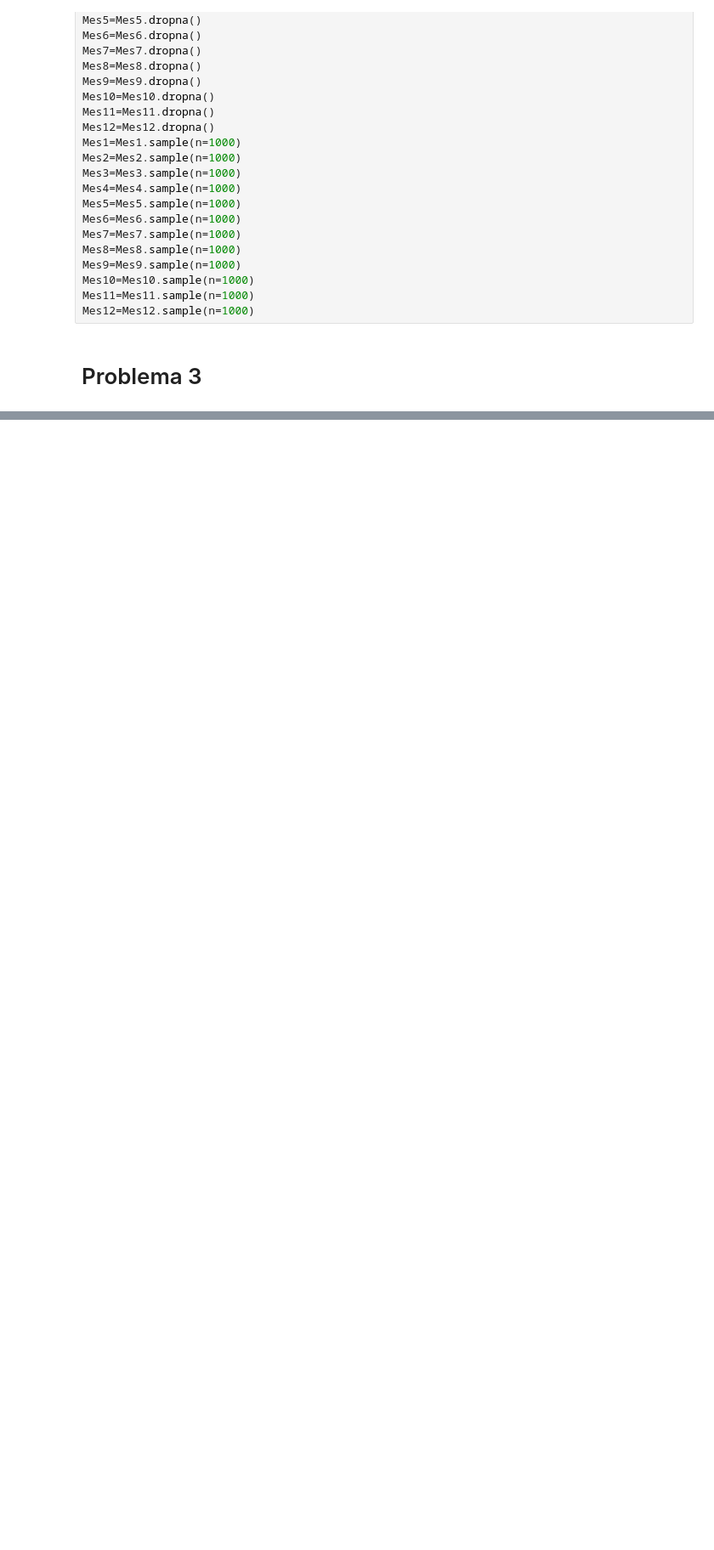
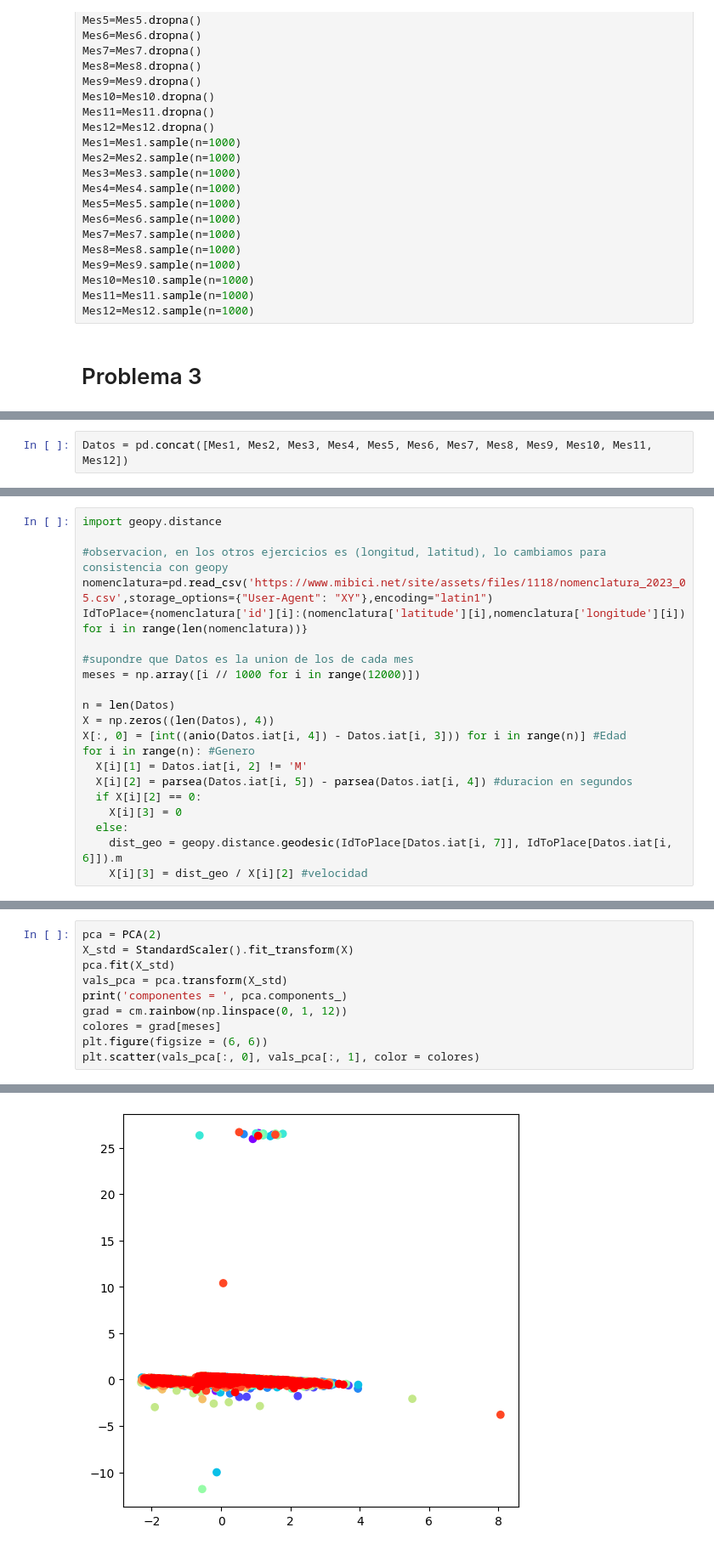
Before and after one commit to DiegoEGM/Proyecto-REP, a Jupyter notebook: Proyecto_MiBici- Pregunta 3.ipynb, the cells around one changed output, grey strips where cells are left out. Shown at 85% size. Drawn from its saved outputs; the diff is of its cells as text; blank space fills up the shorter version.

```diff
--- a/Proyecto_MiBici- Pregunta 3.ipynb
+++ b/Proyecto_MiBici- Pregunta 3.ipynb
@@ -145,0 +148,2 @@ Mes12=Mes12.sample(n=1000)
+# %%
+Datos = pd.concat([Mes1, Mes2, Mes3, Mes4, Mes5, Mes6, Mes7, Mes8, Mes9, Mes10, Mes11, Mes12])
@@ -145,0 +178,21 @@ Mes12=Mes12.sample(n=1000)
+# %%
+import geopy.distance
+
+#observacion, en los otros ejercicios es (longitud, latitud), lo cambiamos para consistencia con geopy
+nomenclatura=pd.read_csv('https://www.mibici.net/site/assets/files/1118/nomenclatura_2023_05.csv',storage_options={"User-Agent": "XY"},encoding="latin1")
+IdToPlace={nomenclatura['id'][i]:(nomenclatura['latitude'][i],nomenclatura['longitude'][i]) for i in range(len(nomenclatura))}
+
+#supondre que Datos es la union de los de cada mes
+meses = np.array([i // 1000 for i in range(12000)])
+
+n = len(Datos)
+X = np.zeros((len(Datos), 4))
+X[:, 0] = [int((anio(Datos.iat[i, 4]) - Datos.iat[i, 3])) for i in range(n)] #Edad
+for i in range(n): #Genero
+  X[i][1] = Datos.iat[i, 2] != 'M'
+  X[i][2] = parsea(Datos.iat[i, 5]) - parsea(Datos.iat[i, 4]) #duracion en segundos
+  if X[i][2] == 0:
+    X[i][3] = 0
+  else:
+    dist_geo = geopy.distance.geodesic(IdToPlace[Datos.iat[i, 7]], IdToPlace[Datos.iat[i, 6]]).m
+    X[i][3] = dist_geo / X[i][2] #velocidad
@@ -145,0 +205,11 @@ Mes12=Mes12.sample(n=1000)
+# %%
+pca = PCA(2)
+X_std = StandardScaler().fit_transform(X)
+pca.fit(X_std)
+vals_pca = pca.transform(X_std)
+print('componentes = ', pca.components_)
+grad = cm.rainbow(np.linspace(0, 1, 12))
+colores = grad[meses]
+plt.figure(figsize = (6, 6))
+plt.scatter(vals_pca[:, 0], vals_pca[:, 1], color = colores)
+# %% [output]
@@ -145,0 +219 @@ Mes12=Mes12.sample(n=1000)
+[figure, added]
```
Also changed, not shown: parts of 9 cells of this notebook.
